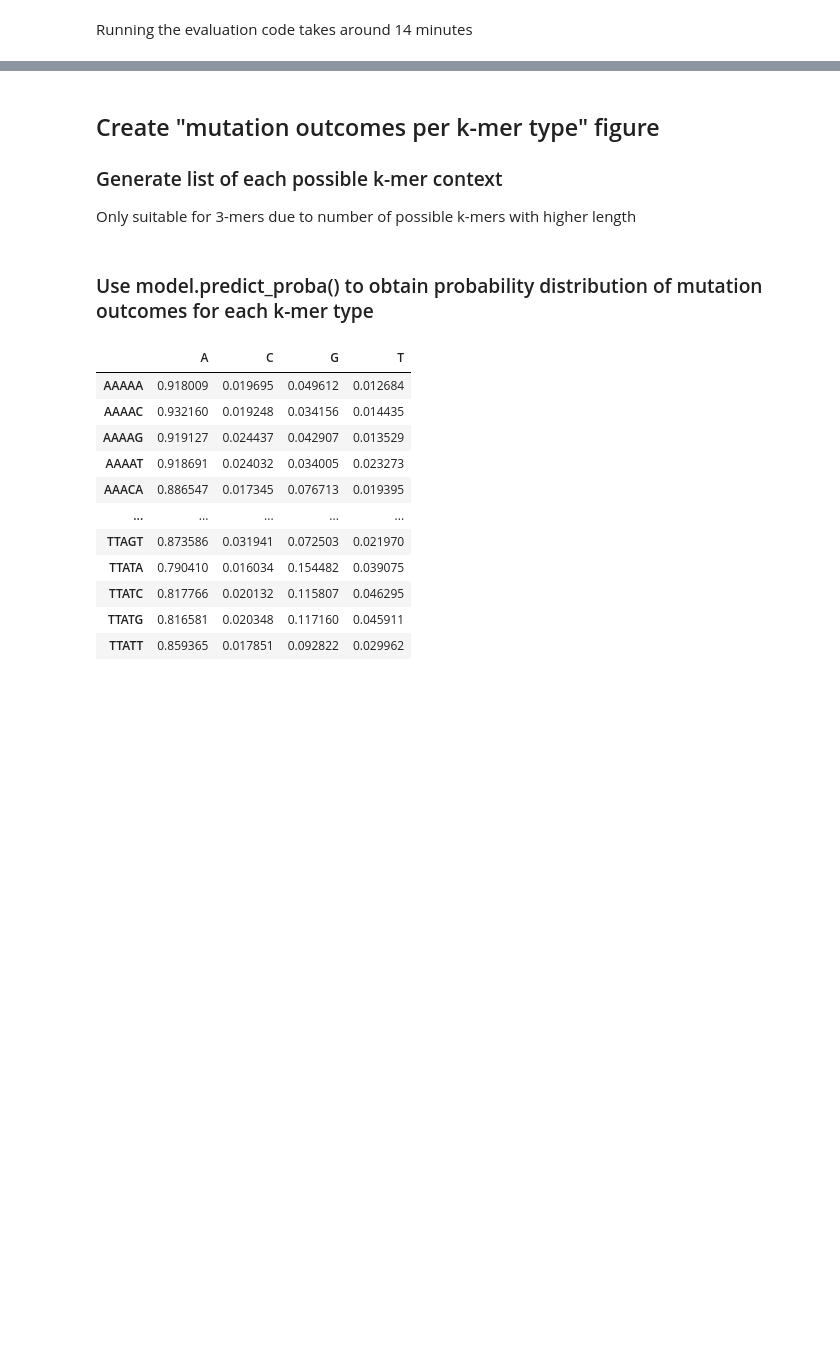
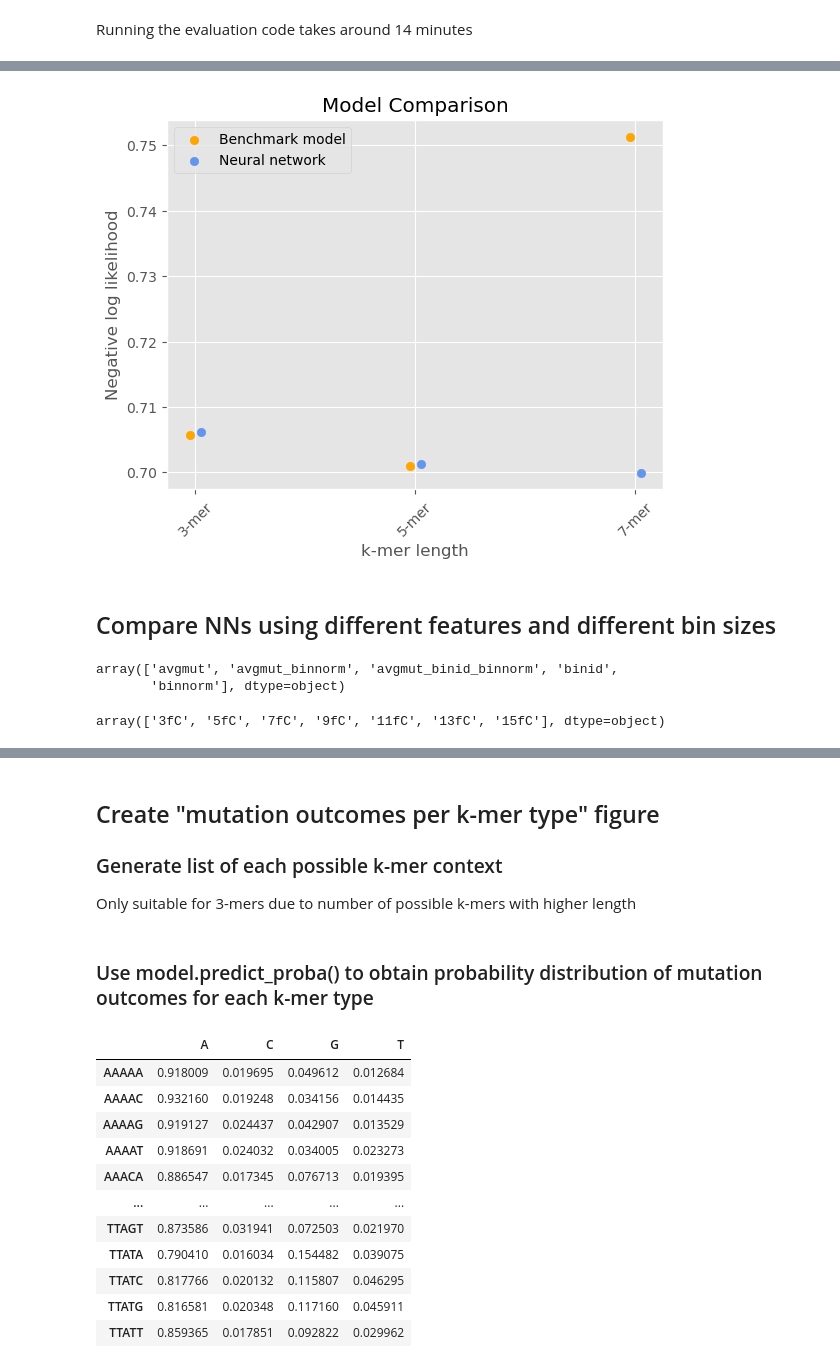
Before and after one commit to grnimrod/mutation-probs-nn, a Jupyter notebook: src/inference.ipynb, the cells around one changed output, grey strips where cells are left out. Cells and saved outputs as stored; diff of their text form; code cells hidden in the pictures; blank space fills up the shorter version.

```diff
--- a/src/inference.ipynb
+++ b/src/inference.ipynb
@@ -115,0 +117,27 @@ plt.show()
+# %%
+# X-axis labels
+x_labels = ["3-mer", "5-mer", "7-mer"]
+x = np.arange(len(x_labels))  # Positions for the x-axis
+
+# Create plot
+fig, ax = plt.subplots()
+
+# Plot points
+jitter = 0.025
+ax.scatter(x - jitter, results_df["Benchmark model"], label="Benchmark model", color='orange')
+ax.scatter(x + jitter, results_df["Neural network"], label="Neural network", color='cornflowerblue')
+
+# Customize plot
+ax.set_xticks(x)
+ax.set_xticklabels(x_labels)
+ax.tick_params(axis="x", rotation=45)
+ax.set_title("Model Comparison")
+ax.set_xlabel("k-mer length")
+ax.set_ylabel("Negative log likelihood")
+ax.legend()
+
+plt.show()
+# %% [output]
+[figure, added]
+# %% [markdown]
+## Compare NNs using different features and different bin sizes
@@ -115,0 +161,9 @@ plt.show()
+# %%
+losses_df["feature_set"].unique()
+# %% [output]
+array(['avgmut', 'avgmut_binnorm', 'avgmut_binid_binnorm', 'binid',
+       'binnorm'], dtype=object)
+# %%
+losses_df["data_version"].unique()
+# %% [output]
+array(['3fC', '5fC', '7fC', '9fC', '11fC', '13fC', '15fC'], dtype=object)
```
Also changed, not shown: parts of 14 cells of this notebook.
